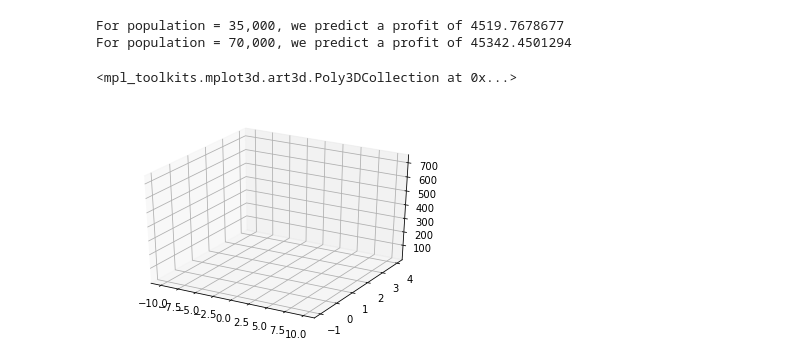
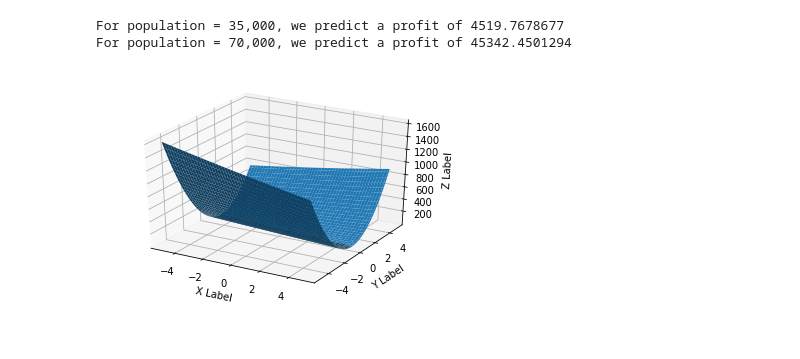
Before and after one commit to abecadel/ml-course-exercises-rewritten, a Jupyter notebook: ex1.ipynb, the cells around one changed output. Saved outputs shown, nothing was run; the diff lists cells and outputs as text; code cells hidden in the pictures.

```diff
--- a/ex1.ipynb
+++ b/ex1.ipynb
@@ -113,9 +103,25 @@ z = np.array(z)
-# %%
-fig = plt.figure()
-ax = fig.gca(projection='3d')
-ax.plot_surface(theta0, theta1, z)
-
-#TODO
-# %% [output]
-<mpl_toolkits.mplot3d.art3d.Poly3DCollection at 0x...>
-[figure, removed]
+# %%
+#visualize theta
+
+theta0 = np.linspace(-5, 5, 100)
+theta1 = np.linspace(-5, 5, 100);
+
+def fun(t0, t1):
+  return computeCost(X, y, (t0, t1))
+
+fig = plt.figure()
+ax = fig.add_subplot(111, projection='3d')
+
+pX, pY = np.meshgrid(theta0, theta1)
+zs = np.array([fun(x,y) for x,y in zip(np.ravel(pX), np.ravel(pY))])
+pZ = zs.reshape(pX.shape)
+
+ax.plot_surface(pX, pY, pZ)
+
+ax.set_xlabel('X Label')
+ax.set_ylabel('Y Label')
+ax.set_zlabel('Z Label')
+
+plt.show()
+# %% [output]
+[figure, added]
```
Also changed, not shown: parts of 1 cell of this notebook.
